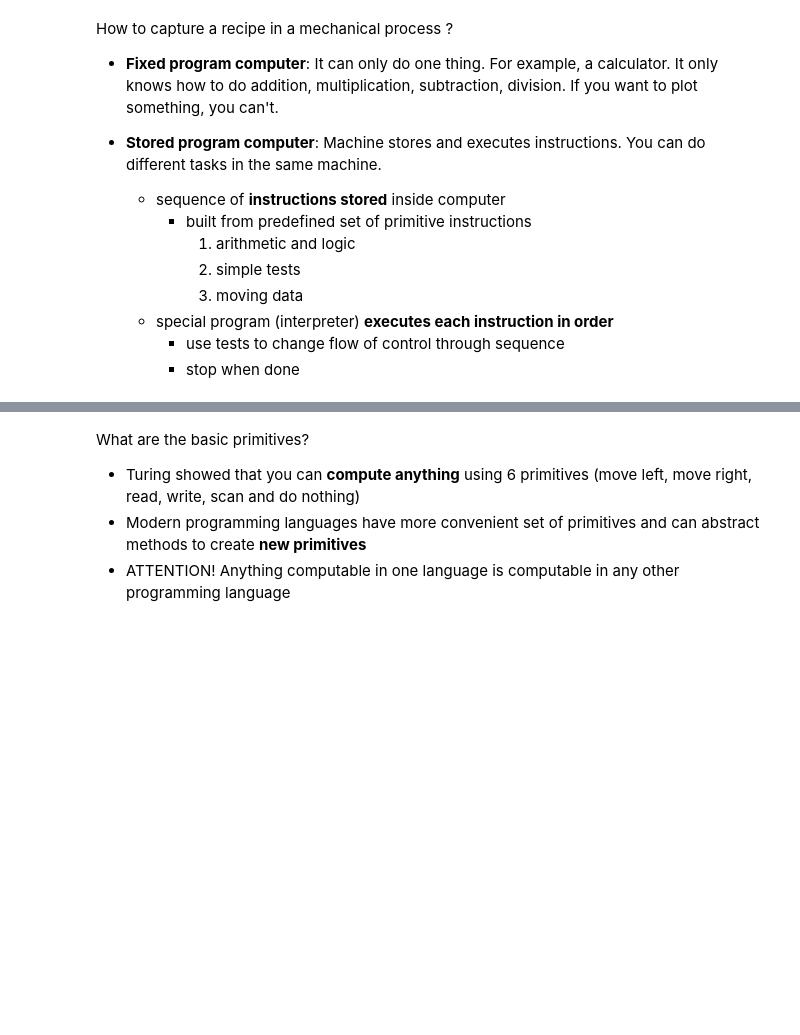
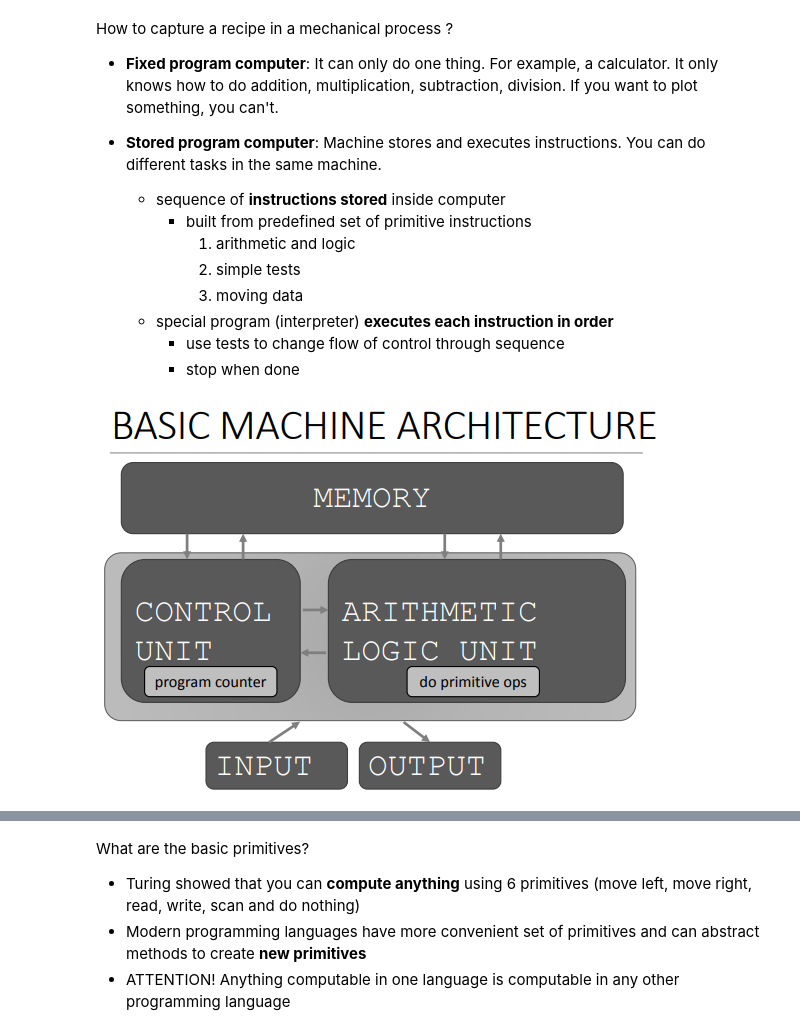
Before and after one commit to eashahabib/Foundation-Course, a Jupyter notebook: Chapter 1. Programming/Module 0. Programming I/1.0.0. What is computation.ipynb, the cells around one changed output, grey strips where cells are left out. Cells and saved outputs as stored; diff of their text form; code cells hidden in the pictures; blank space fills up the shorter version.

```diff
--- a/Chapter 1. Programming/Module 0. Programming I/1.0.0. What is computation.ipynb
+++ b/Chapter 1. Programming/Module 0. Programming I/1.0.0. What is computation.ipynb
@@ -68,4 +79,9 @@ How to capture a recipe in a mechanical process ?
     * special program (interpreter) **executes each instruction in order**
         * use tests to change flow of control through sequence
         * stop when done
+# %%
+# architecture
+display(Image(filename='images/architecture.png', embed=True))
+# %% [output]
+[figure, added]
 # %% [markdown]
```
Also changed, not shown: parts of 16 cells of this notebook.
